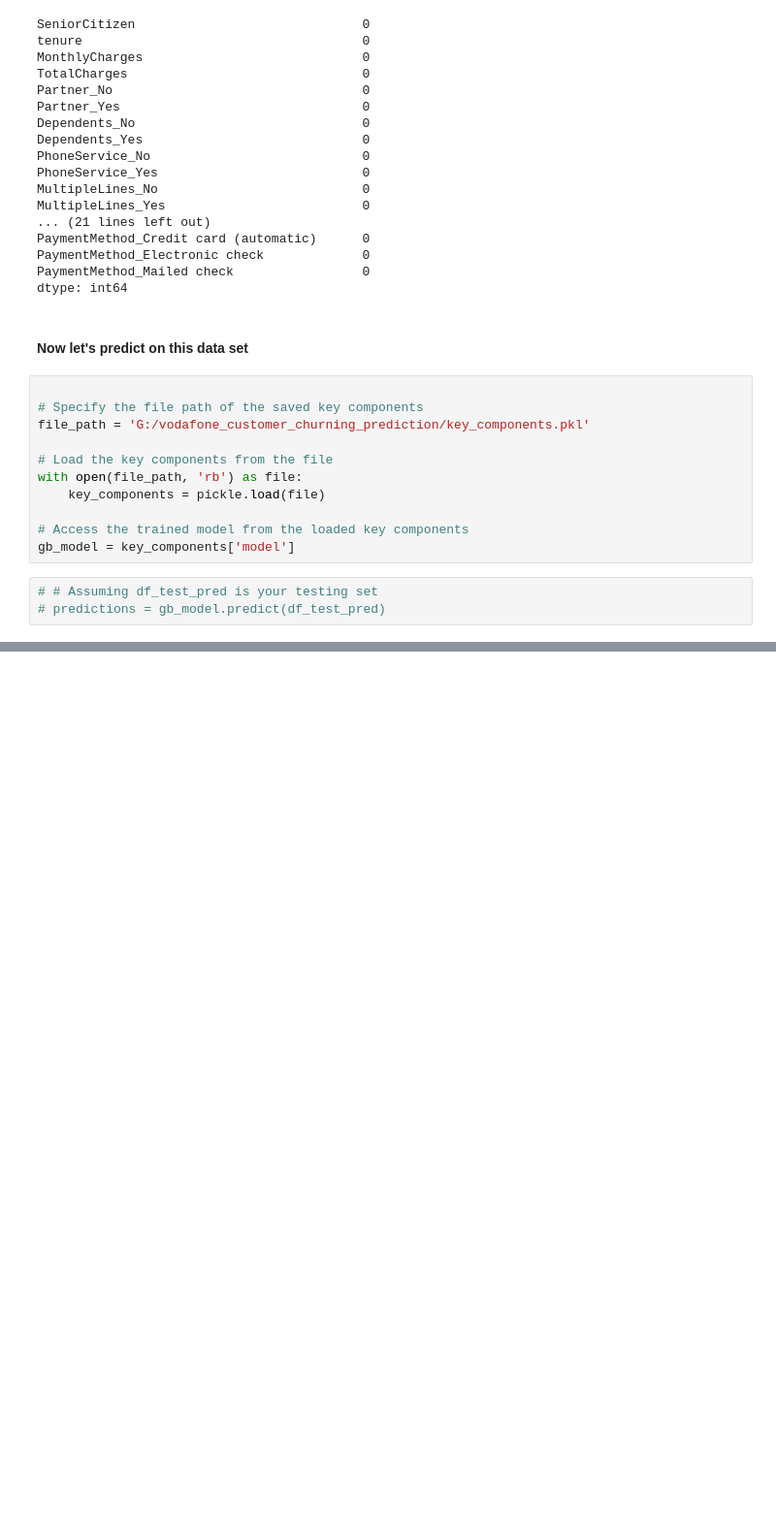
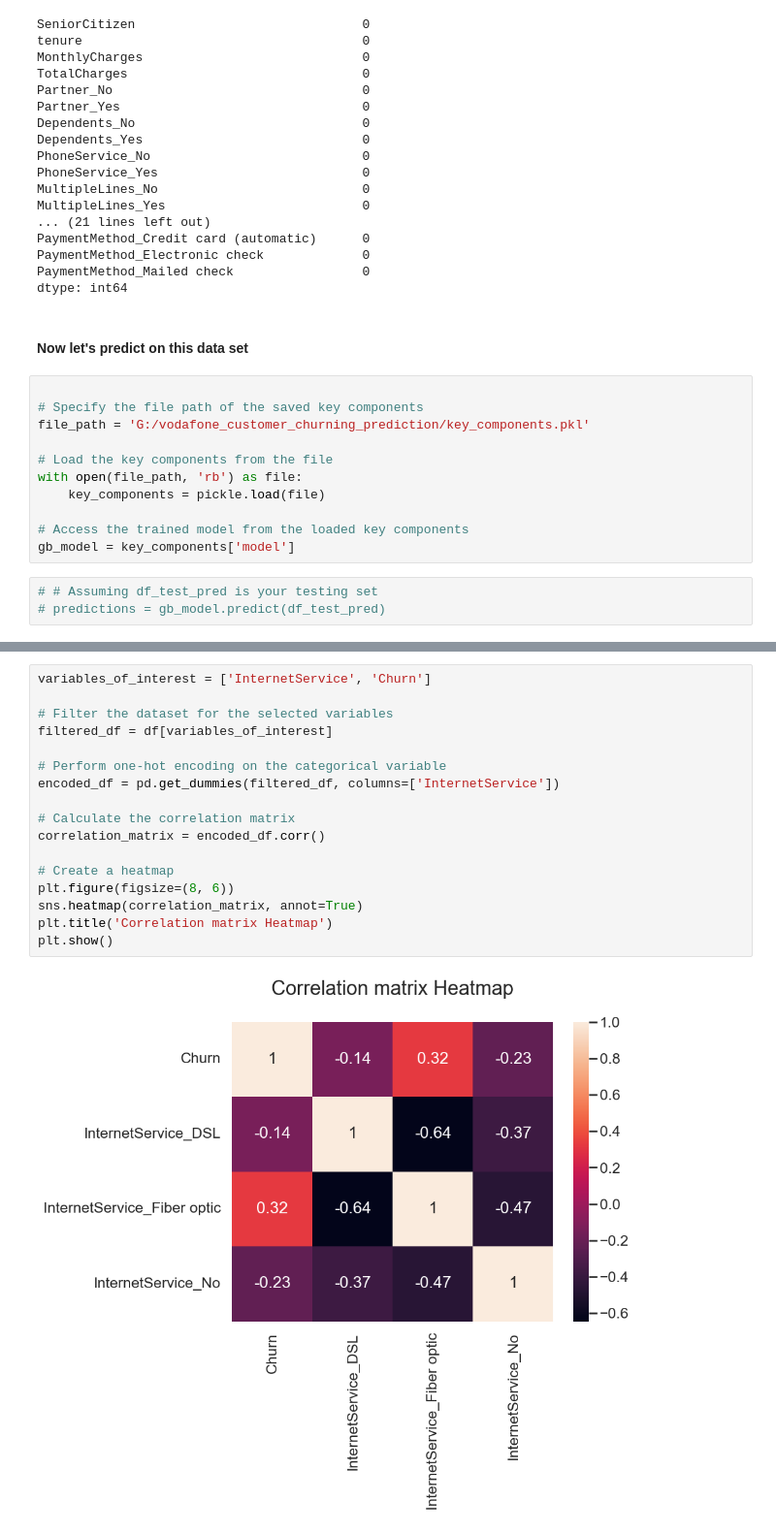
Before and after one commit to AGwillmkawy1/Vodafone-customer-churn-prediction, a Jupyter notebook: vodafone_customer_churning_prediction/customer_churning_prediction_for_retention_customer.ipynb, the cells around one changed output, grey strips where cells are left out. Shown at 97% size. Drawn from its saved outputs; the diff is of its cells as text; blank space fills up the shorter version.

```diff
--- a/vodafone_customer_churning_prediction/customer_churning_prediction_for_retention_customer.ipynb
+++ b/vodafone_customer_churning_prediction/customer_churning_prediction_for_retention_customer.ipynb
@@ -1919,0 +2026,19 @@ gb_model = key_components['model']
+# %%
+variables_of_interest = ['InternetService', 'Churn']
+
+# Filter the dataset for the selected variables
+filtered_df = df[variables_of_interest]
+
+# Perform one-hot encoding on the categorical variable
+encoded_df = pd.get_dummies(filtered_df, columns=['InternetService'])
+
+# Calculate the correlation matrix
+correlation_matrix = encoded_df.corr()
+
+# Create a heatmap
+plt.figure(figsize=(8, 6))
+sns.heatmap(correlation_matrix, annot=True)
+plt.title('Correlation matrix Heatmap')
+plt.show()
+# %% [output]
+[figure, added]
```
Also changed, not shown: parts of 21 cells of this notebook.
